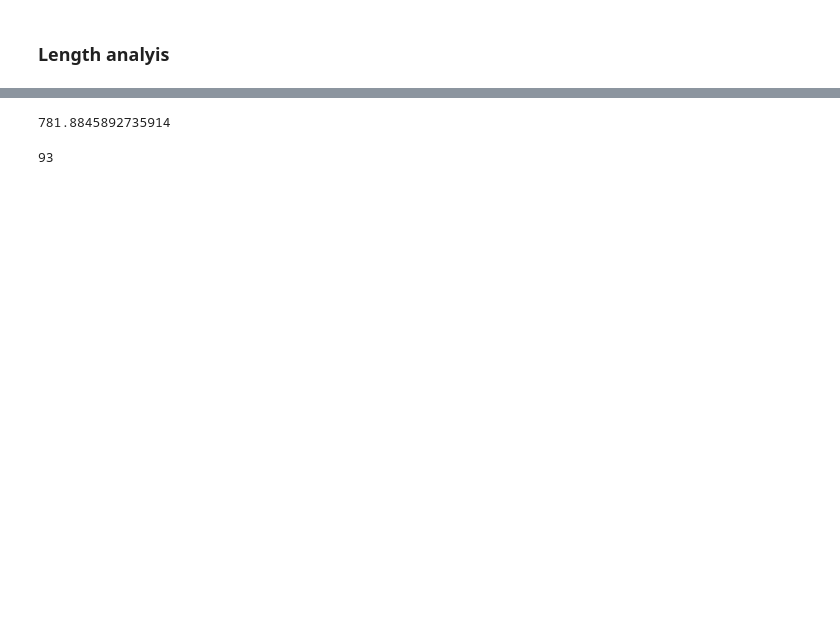
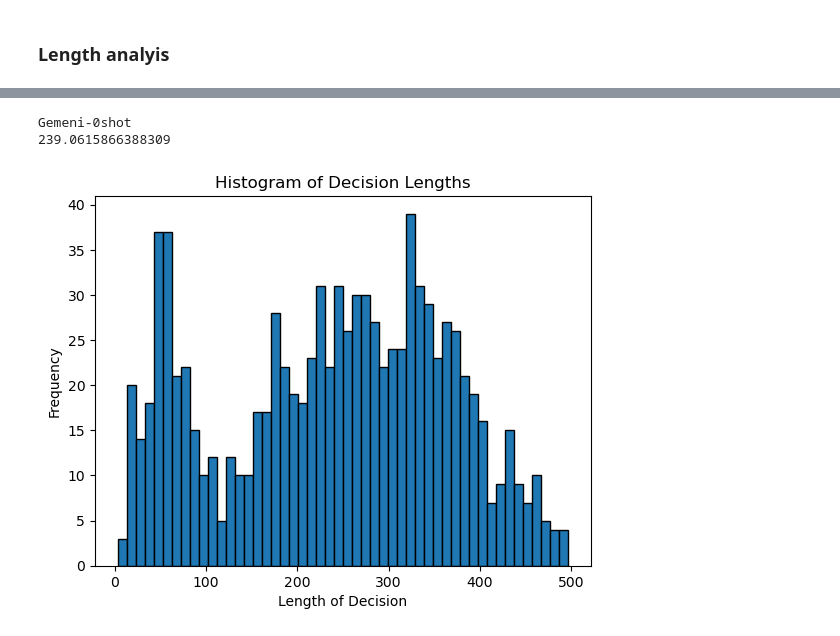
Before and after one commit to sa4s-serc/LLM4ADR, a Jupyter notebook: HumanEval/analysis/qualitative.ipynb, the cells around one changed output, grey strips where cells are left out. Cells and saved outputs as stored; diff of their text form; code cells hidden in the pictures; blank space fills up the shorter version.

```diff
--- a/HumanEval/analysis/qualitative.ipynb
+++ b/HumanEval/analysis/qualitative.ipynb
@@ -49,10 +107,9 @@ data_train = pd.read_json(f'../../Data/ADR-data/data_train.jsonl', lines=True)
-# %%
-Decision = data_train['Decision'].tolist()
-Decision_length = average_length(Decision)
-Decision_length
-# %% [output]
-781.8845892735914
-# %%
-len(Decision[100])
-# %% [output]
-93
+# %%
+data_0shot = pd.read_json(f'../../0_shot/results/gemini-1.5-pro_test.jsonl', lines=True)
+Prediction = data_0shot['Prediction'].tolist()
+print("Gemeni-0shot")
+length(Prediction)
+# %% [output]
+Gemeni-0shot
+239.0615866388309
+[figure, added]
```
Also changed, not shown: parts of 9 cells of this notebook, 1 other file.
